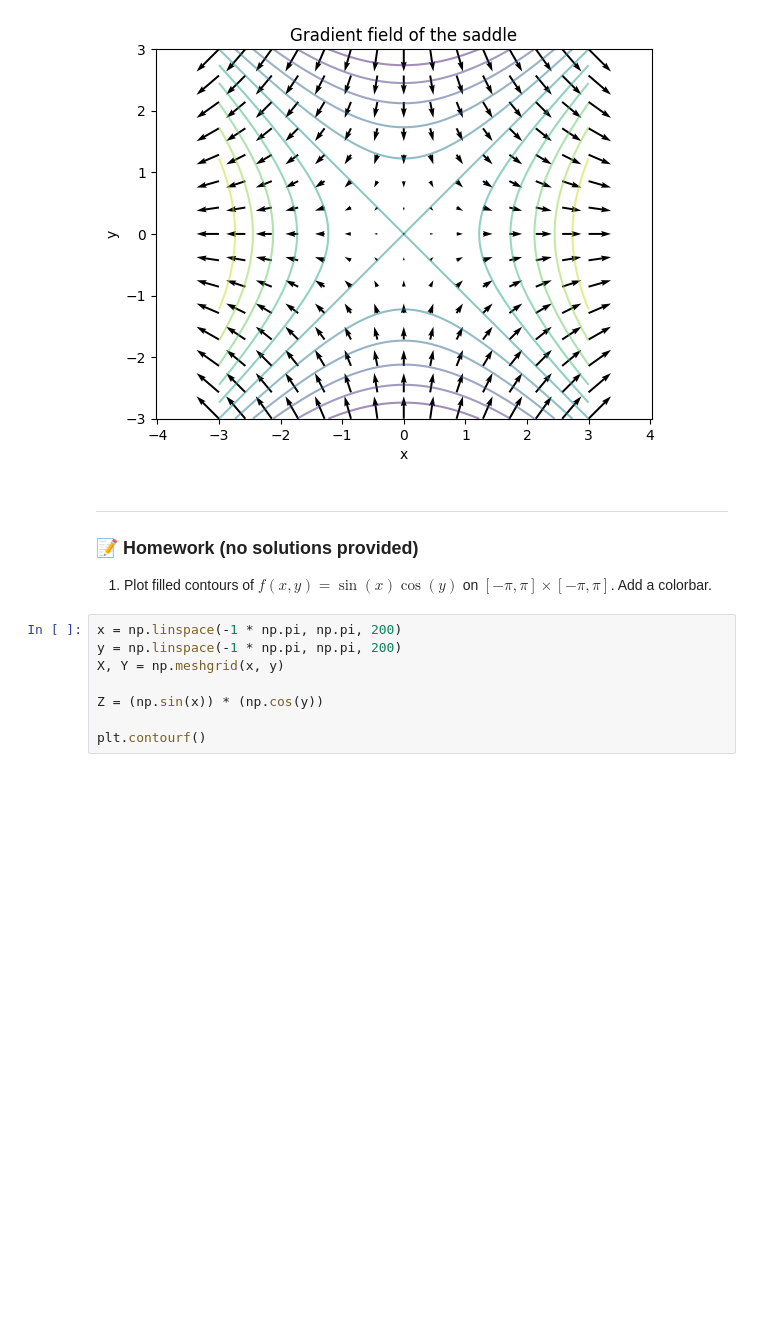
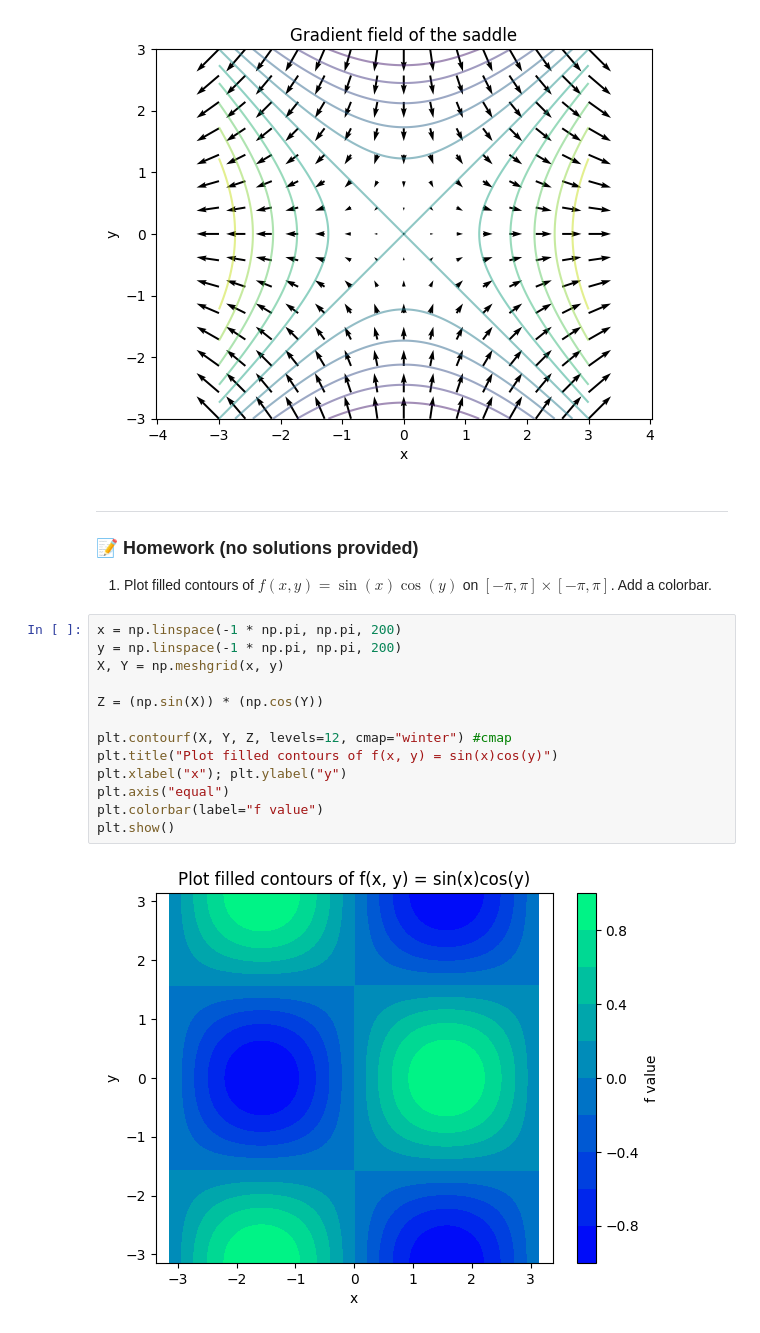
Before and after one commit to JayZeus999/Math-For-ML, a Jupyter notebook: cto-school/02b_surfaces_contours_fields.ipynb, the cells around one changed output. Cells and saved outputs as stored; diff of their text form; blank space fills up the shorter version.

Commit message:
Plot filled contours of f(x, y) = sin(x)cos(y)

```diff
--- a/cto-school/02b_surfaces_contours_fields.ipynb
+++ b/cto-school/02b_surfaces_contours_fields.ipynb
@@ -272,8 +272,15 @@ plt.show()
 # %%
 x = np.linspace(-1 * np.pi, np.pi, 200)
 y = np.linspace(-1 * np.pi, np.pi, 200)
 X, Y = np.meshgrid(x, y)
 
-Z = (np.sin(x)) * (np.cos(y))
+Z = (np.sin(X)) * (np.cos(Y))
 
-plt.contourf()
+plt.contourf(X, Y, Z, levels=12, cmap="winter") #cmap
+plt.title("Plot filled contours of f(x, y) = sin(x)cos(y)")
+plt.xlabel("x"); plt.ylabel("y")
+plt.axis("equal")
+plt.colorbar(label="f value")
+plt.show()
+# %% [output]
+[figure, added]
```
